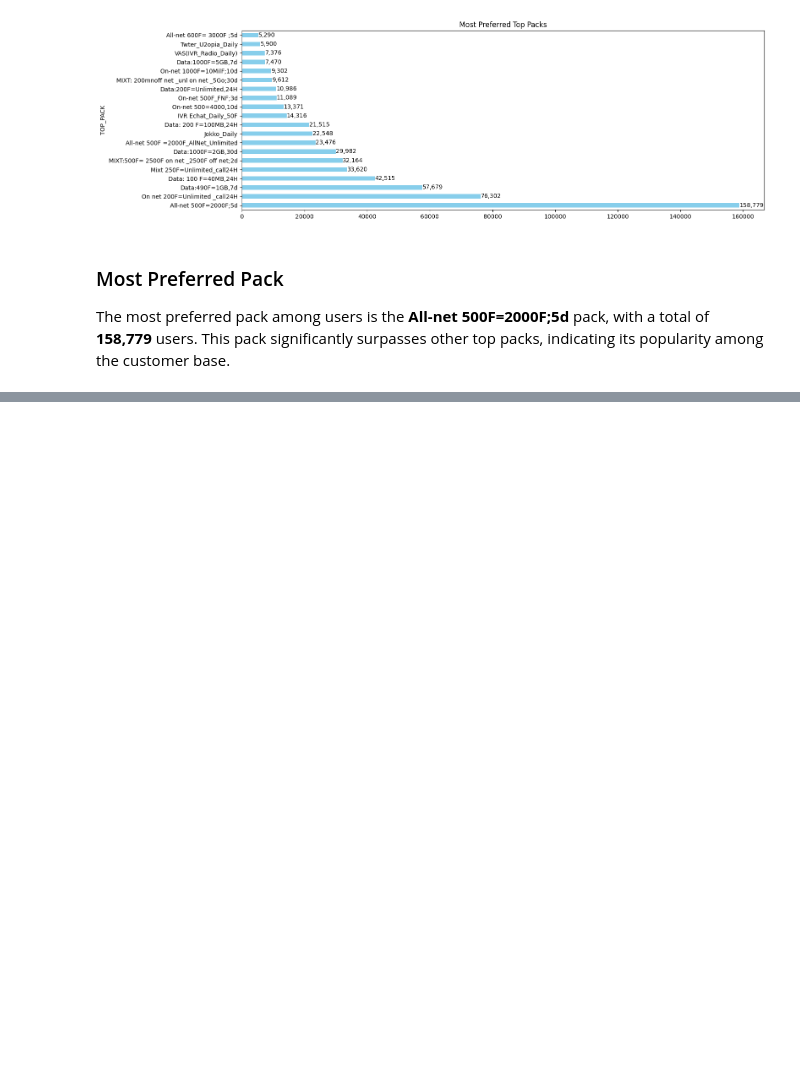
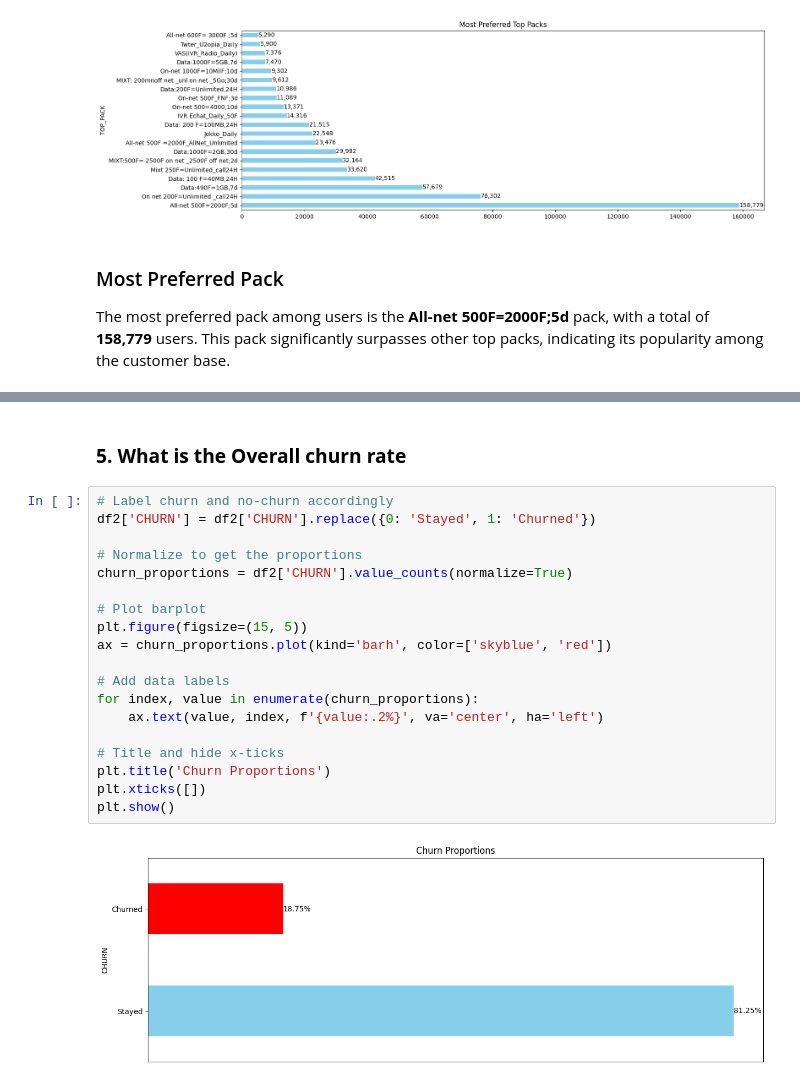
Before and after one commit to murithidenisgitobu/Customer-Churn-Prediction-Challenge-For-Azubian, a Jupyter notebook: Notebook/Notebook.ipynb, the cells around one changed output, grey strips where cells are left out. Saved outputs shown, nothing was run; the diff lists cells and outputs as text; blank space fills up the shorter version.

```diff
--- a/Notebook/Notebook.ipynb
+++ b/Notebook/Notebook.ipynb
@@ -535,0 +559,23 @@ The most preferred pack among users is the **All-net 500F=2000F;5d** pack, with
+# %% [markdown]
+### **5. What is the Overall churn rate**
+# %%
+# Label churn and no-churn accordingly
+df2['CHURN'] = df2['CHURN'].replace({0: 'Stayed', 1: 'Churned'})
+
+# Normalize to get the proportions
+churn_proportions = df2['CHURN'].value_counts(normalize=True)
+
+# Plot barplot
+plt.figure(figsize=(15, 5))
+ax = churn_proportions.plot(kind='barh', color=['skyblue', 'red'])
+
+# Add data labels
+for index, value in enumerate(churn_proportions):
+    ax.text(value, index, f'{value:.2%}', va='center', ha='left')
+
+# Title and hide x-ticks
+plt.title('Churn Proportions')
+plt.xticks([])
+plt.show()
+# %% [output]
+[figure, added]
```
Also changed, not shown: parts of 4 cells of this notebook.
